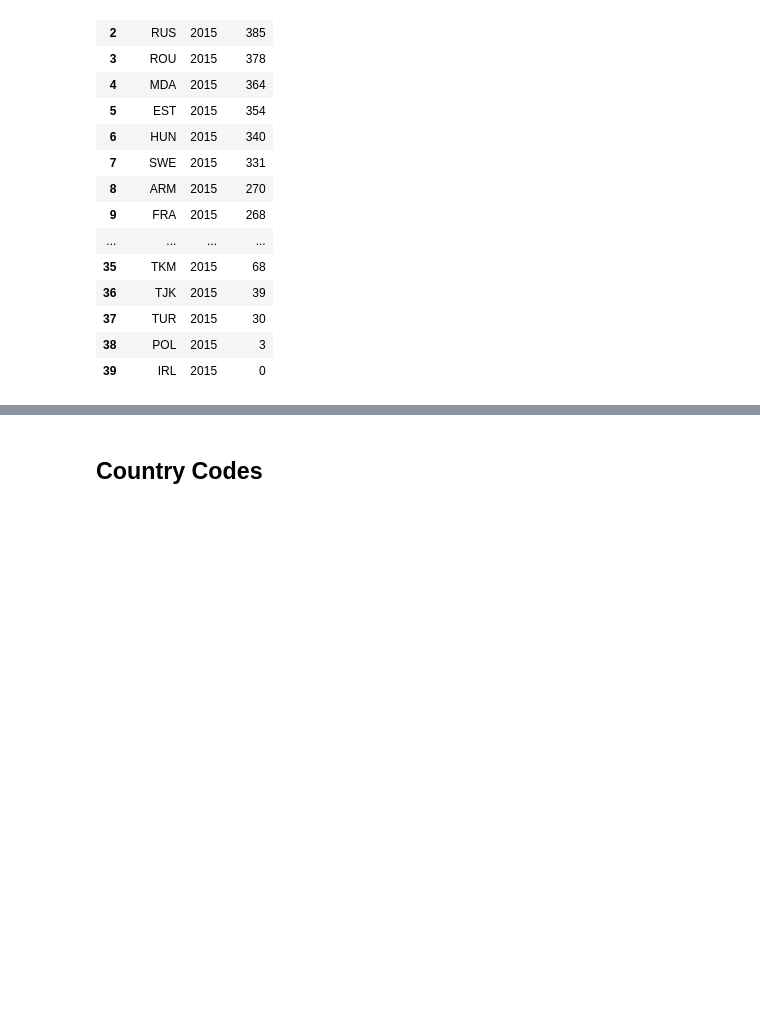
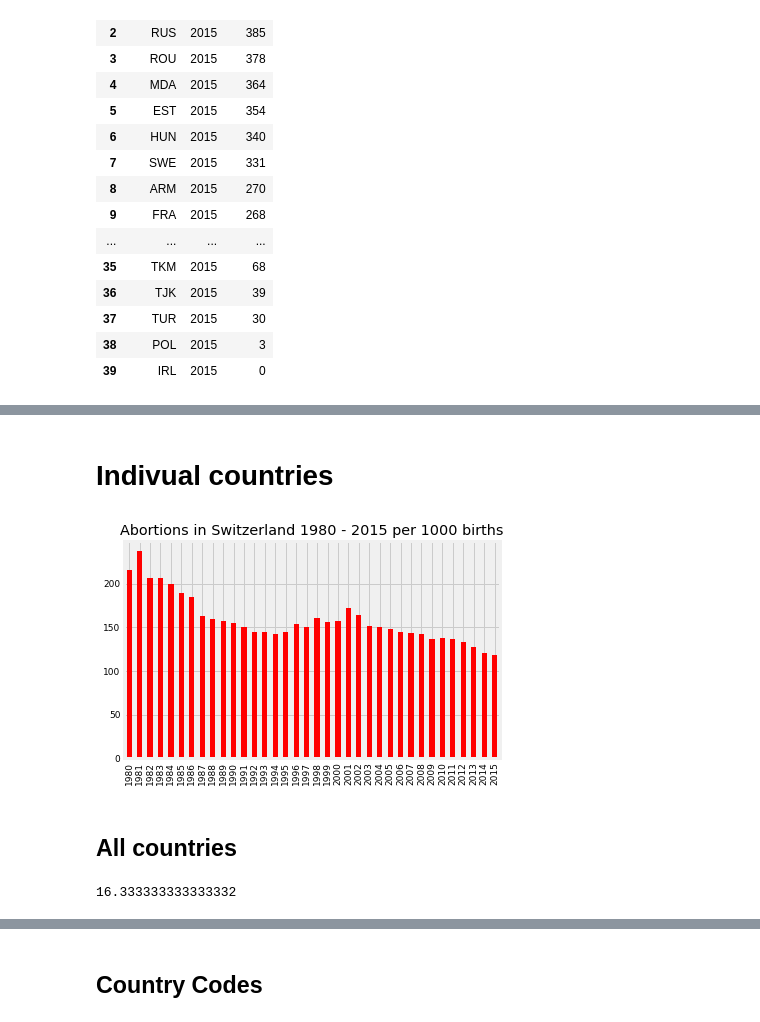
Before and after one commit to tamedia-ddj/abortions, a Jupyter notebook: analysis2.ipynb, the cells around one changed output, grey strips where cells are left out. Cells and saved outputs as stored; diff of their text form; code cells hidden in the pictures; blank space fills up the shorter version.

```diff
--- a/analysis2.ipynb
+++ b/analysis2.ipynb
@@ -54,0 +88,16 @@ memory usage: 1.2+ KB
+# %% [markdown]
+# Indivual countries
+# %%
+ax = a[a['Country']=='CHE']['Count'].plot(kind='bar', figsize=(6,4), fontsize=9, color='red')
+ax.set_xticklabels(list(a[a['Country']=='CHE']['Year']))
+ax.set_title('Abortions in Switzerland 1980 - 2015 per 1000 births')
+plt.savefig('p/03schweiz.pdf')
+# %% [output]
+[figure, added]
+# %% [markdown]
+## All countries
+# %%
+countrycodes = list(set(a['Country']))
+len(countrycodes) / 3
+# %% [output]
+16.333333333333332
```
Also changed, not shown: parts of 16 cells of this notebook, 7 other files.
